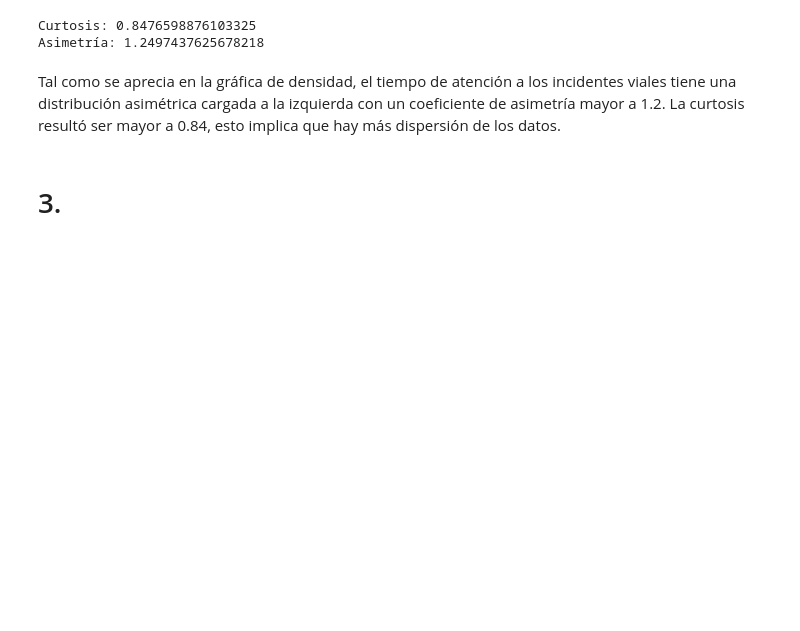
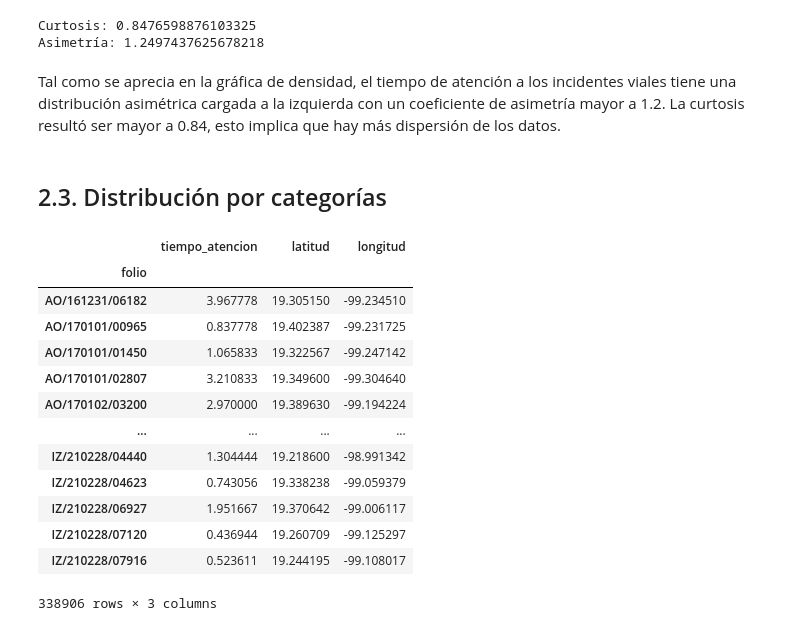
Before and after one commit to Mario-16180/BEDU-M4-DataAnalysisProject-CarAccidents, a Jupyter notebook: Fer.ipynb, the cells around one changed output. Drawn from its saved outputs; the diff is of its cells as text; code cells hidden in the pictures; blank space fills up the shorter version.

```diff
--- a/Fer.ipynb
+++ b/Fer.ipynb
@@ -407,4 +411,4 @@ Asimetría: 1.2497437625678218
 # %% [markdown]
 Tal como se aprecia en la gráfica de densidad, el tiempo de atención a los incidentes viales tiene una distribución asimétrica cargada a la izquierda con un coeficiente de asimetría mayor a 1.2. La curtosis resultó ser mayor a 0.84, esto implica que hay más dispersión de los datos.
 # %% [markdown]
-# 3.
+## 2.3. Distribución por categorías
@@ -410,0 +419,17 @@ Tal como se aprecia en la gráfica de densidad, el tiempo de atención a los inc
+# %%
+by_delegacion
+# %% [output]
+|  | tiempo_atencion | latitud | longitud |
+| folio |  |  |  |
+| AO/161231/06182 | 3.967778 | 19.305150 | -99.234510 |
+| AO/170101/00965 | 0.837778 | 19.402387 | -99.231725 |
+| AO/170101/01450 | 1.065833 | 19.322567 | -99.247142 |
+| AO/170101/02807 | 3.210833 | 19.349600 | -99.304640 |
+| AO/170102/03200 | 2.970000 | 19.389630 | -99.194224 |
+| ... | ... | ... | ... |
+| IZ/210228/04440 | 1.304444 | 19.218600 | -98.991342 |
+| IZ/210228/04623 | 0.743056 | 19.338238 | -99.059379 |
+| IZ/210228/06927 | 1.951667 | 19.370642 | -99.006117 |
+| IZ/210228/07120 | 0.436944 | 19.260709 | -99.125297 |
+| IZ/210228/07916 | 0.523611 | 19.244195 | -99.108017 |
+338906 rows × 3 columns
```
Also changed, not shown: parts of 4 cells of this notebook.
